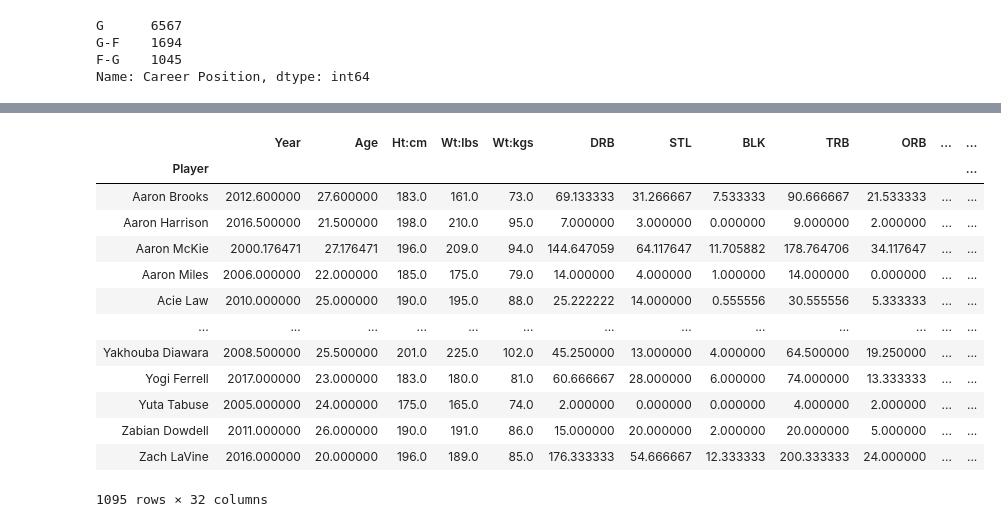
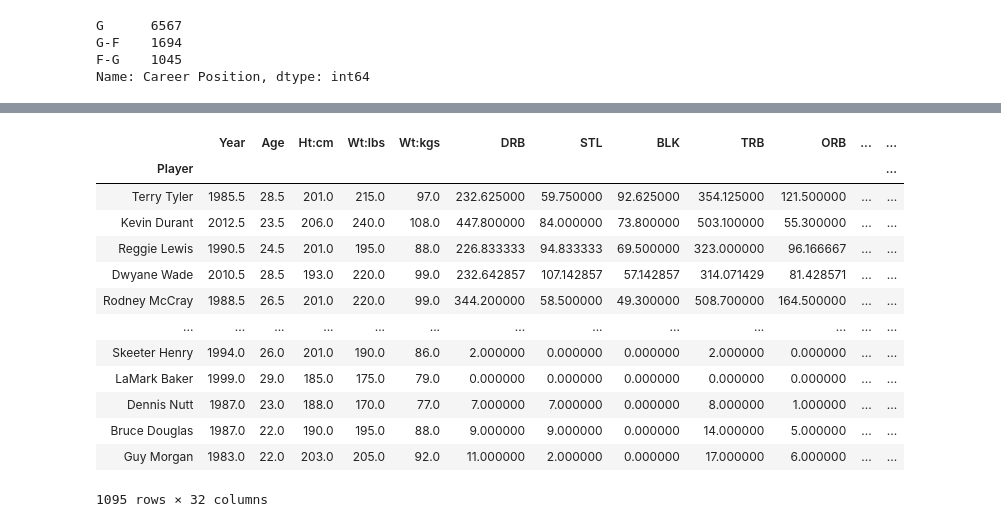
Before and after one commit to InnaG33/Project_NBA, a Jupyter notebook: NBA_DataFrames_Jordon.ipynb, the cells around one changed output, grey strips where cells are left out. Drawn from its saved outputs; the diff is of its cells as text; code cells hidden in the pictures.

```diff
--- a/NBA_DataFrames_Jordon.ipynb
+++ b/NBA_DataFrames_Jordon.ipynb
@@ -200,10 +239,10 @@ NBA_df.to_csv('./NBA_dfs/All_NBA_PLayers_PPS.csv') #THIS WILL BE THE DATA FRAME
 # %%
-#  1ST  NBA Guards by Career Position
-
-G_NBA_df = NBA_df.loc[(NBA_df['Career Position']== "G")|(NBA_df['Career Position']== "G-F")|(NBA_df['Career Position']== "F-G")]
+#  3RD  NBA Guards by Career Position
+G_NBA_df = NBA_df.loc[(NBA_df['Career Position']== "G")|
+                      (NBA_df['Career Position']== "G-F")|
+                      (NBA_df['Career Position']== "F-G")]
 G_NBA_df.to_csv('./NBA_dfs/All_Guards_PPS.csv')
 G_NBA_df['Career Position'].value_counts()
-# G_NBA_df['Career Position'].count()
 # %% [output]
 G      6567
 G-F    1694
@@ -307,20 +293,22 @@ C_82_17_df.to_csv('./NBA_dfs/All_Centers_82_17_PPS.csv')
 # %%
 Gaurds = G_82_17_df.groupby(['Player']).mean()
-Gaurds
+gg= pd.DataFrame(Gaurds)
+G_pts = gg.sort_values(['BLK'], ascending=False)
+G_pts
 # %% [output]
 |  | Year | Age | Ht:cm | Wt:lbs | Wt:kgs | DRB | STL | BLK | TRB | ORB | ... | ... |
 | Player |  |  |  |  |  |  |  |  |  |  |  | ... |
-| Aaron Brooks | 2012.600000 | 27.600000 | 183.0 | 161.0 | 73.0 | 69.133333 | 31.266667 | 7.533333 | 90.666667 | 21.533333 | ... | ... |
-| Aaron Harrison | 2016.500000 | 21.500000 | 198.0 | 210.0 | 95.0 | 7.000000 | 3.000000 | 0.000000 | 9.000000 | 2.000000 | ... | ... |
-| Aaron McKie | 2000.176471 | 27.176471 | 196.0 | 209.0 | 94.0 | 144.647059 | 64.117647 | 11.705882 | 178.764706 | 34.117647 | ... | ... |
-| Aaron Miles | 2006.000000 | 22.000000 | 185.0 | 175.0 | 79.0 | 14.000000 | 4.000000 | 1.000000 | 14.000000 | 0.000000 | ... | ... |
-| Acie Law | 2010.000000 | 25.000000 | 190.0 | 195.0 | 88.0 | 25.222222 | 14.000000 | 0.555556 | 30.555556 | 5.333333 | ... | ... |
+| Terry Tyler | 1985.5 | 28.5 | 201.0 | 215.0 | 97.0 | 232.625000 | 59.750000 | 92.625000 | 354.125000 | 121.500000 | ... | ... |
+| Kevin Durant | 2012.5 | 23.5 | 206.0 | 240.0 | 108.0 | 447.800000 | 84.000000 | 73.800000 | 503.100000 | 55.300000 | ... | ... |
+| Reggie Lewis | 1990.5 | 24.5 | 201.0 | 195.0 | 88.0 | 226.833333 | 94.833333 | 69.500000 | 323.000000 | 96.166667 | ... | ... |
+| Dwyane Wade | 2010.5 | 28.5 | 193.0 | 220.0 | 99.0 | 232.642857 | 107.142857 | 57.142857 | 314.071429 | 81.428571 | ... | ... |
+| Rodney McCray | 1988.5 | 26.5 | 201.0 | 220.0 | 99.0 | 344.200000 | 58.500000 | 49.300000 | 508.700000 | 164.500000 | ... | ... |
 | ... | ... | ... | ... | ... | ... | ... | ... | ... | ... | ... | ... | ... |
-| Yakhouba Diawara | 2008.500000 | 25.500000 | 201.0 | 225.0 | 102.0 | 45.250000 | 13.000000 | 4.000000 | 64.500000 | 19.250000 | ... | ... |
-| Yogi Ferrell | 2017.000000 | 23.000000 | 183.0 | 180.0 | 81.0 | 60.666667 | 28.000000 | 6.000000 | 74.000000 | 13.333333 | ... | ... |
-| Yuta Tabuse | 2005.000000 | 24.000000 | 175.0 | 165.0 | 74.0 | 2.000000 | 0.000000 | 0.000000 | 4.000000 | 2.000000 | ... | ... |
-| Zabian Dowdell | 2011.000000 | 26.000000 | 190.0 | 191.0 | 86.0 | 15.000000 | 20.000000 | 2.000000 | 20.000000 | 5.000000 | ... | ... |
-| Zach LaVine | 2016.000000 | 20.000000 | 196.0 | 189.0 | 85.0 | 176.333333 | 54.666667 | 12.333333 | 200.333333 | 24.000000 | ... | ... |
+| Skeeter Henry | 1994.0 | 26.0 | 201.0 | 190.0 | 86.0 | 2.000000 | 0.000000 | 0.000000 | 2.000000 | 0.000000 | ... | ... |
+| LaMark Baker | 1999.0 | 29.0 | 185.0 | 175.0 | 79.0 | 0.000000 | 0.000000 | 0.000000 | 0.000000 | 0.000000 | ... | ... |
+| Dennis Nutt | 1987.0 | 23.0 | 188.0 | 170.0 | 77.0 | 7.000000 | 7.000000 | 0.000000 | 8.000000 | 1.000000 | ... | ... |
+| Bruce Douglas | 1987.0 | 22.0 | 190.0 | 195.0 | 88.0 | 9.000000 | 9.000000 | 0.000000 | 14.000000 | 5.000000 | ... | ... |
+| Guy Morgan | 1983.0 | 22.0 | 203.0 | 205.0 | 92.0 | 11.000000 | 2.000000 | 0.000000 | 17.000000 | 6.000000 | ... | ... |
 1095 rows × 32 columns
 # %%
 import matplotlib.pyplot as plt
```
Also changed, not shown: parts of 32 cells of this notebook.
